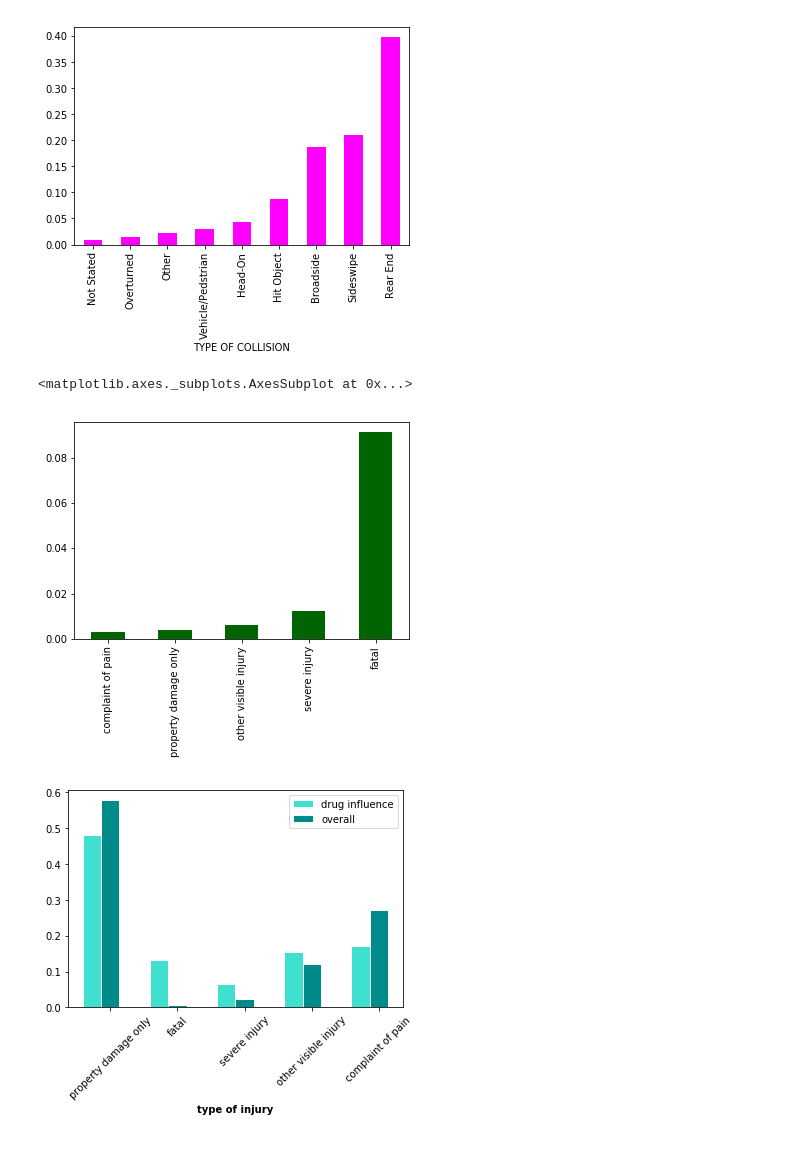
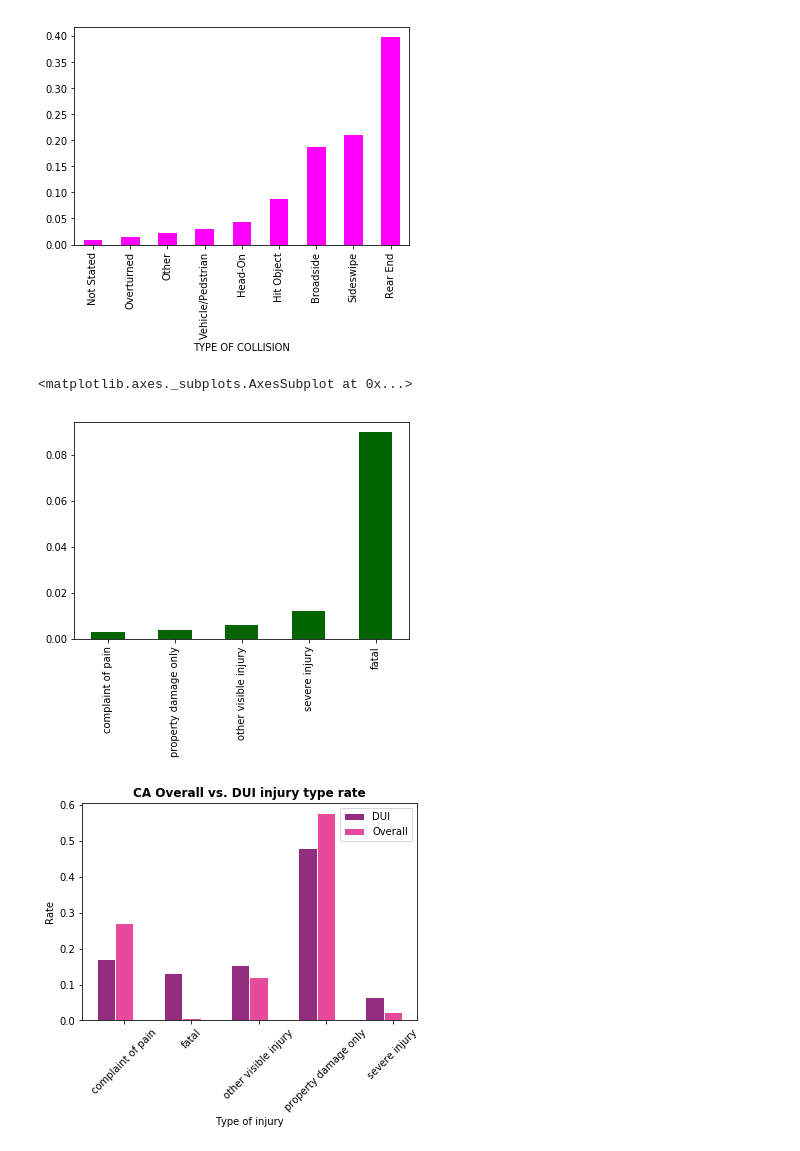
Before and after one commit to boh016/fair_policing, a Jupyter notebook: notebooks/SHAN_CA_COLLISION_EDA.ipynb, the cells around one changed output. Drawn from its saved outputs; the diff is of its cells as text; code cells hidden in the pictures.

```diff
--- a/notebooks/SHAN_CA_COLLISION_EDA.ipynb
+++ b/notebooks/SHAN_CA_COLLISION_EDA.ipynb
@@ -95,12 +97,12 @@ drug=new[new['PARTY_DRUG_PHYSICAL']=='E']
 drug.dropna(subset=['COLLISION_TIME','COLLISION_DATE'],inplace=True)
 drug.COLLISION_DATE=drug.COLLISION_DATE.astype(int).astype(str)
 
-drug.COLLISION_TIME=drug.COLLISION_TIME.apply(lambda x:str(int(x)).zfill(4)[0:2]+':00')
-drug=drug[drug['COLLISION_TIME']<'24:00']
-drug.COLLISION_TIME=drug.COLLISION_TIME.apply(lambda x:datetime.strptime(x,'%H:%M'))
+drug.COLLISION_TIME=drug.COLLISION_TIME.apply(lambda x:str(int(x)).zfill(4)[0:2])
+#drug=drug[drug['COLLISION_TIME']<'24:00']
+#drug.COLLISION_TIME=drug.COLLISION_TIME.apply(lambda x:datetime.strptime(x,'%H:%M'))
 
 #drug.COLLISION_TIME=drug.COLLISION_TIME.map({'00':'12AM','01':'1AM','02':'2AM','03':'3AM','04':'4AM','05':'5AM','06':'6AM','07':'7AM','08':'8AM','09':'9AM','10':'10AM','11':'11AM','12':'12PM','13':'1PM','14':'2PM','15':'3PM','16':'4PM','17':'5PM','18':'6PM','19':'7PM','20':'8PM','21':'9PM','22':'10PM','23':'11PM'})
-drug['COLLISION_TIME']=drug.COLLISION_TIME.dt.time
+#drug['COLLISION_TIME']=drug.COLLISION_TIME.dt.time
 # %%
 heat=drug[['COLLISION_TIME','DAY_OF_WEEK','CASE_ID']]
 heat.DAY_OF_WEEK=heat.DAY_OF_WEEK.map({1:'Mon',2:'Tue',3:'Wed',4:'Thu',5:'Fri',6:'Sat',7:'Sun'})
@@ -185,33 +198,37 @@ sev.index=['property damage only','fatal','severe injury','other visible injury'
 sev.sort_values().plot(kind='bar', color='darkgreen')
 # %% [output]
 <matplotlib.axes._subplots.AxesSubplot at 0x...>
-[figure, old version]
+[figure, new version]
 # %%
+new['COLLISION_SEVERITY']=new['COLLISION_SEVERITY'].map({0:'property damage only',1:'fatal',2:'severe injury',3:'other visible injury',4:'complaint of pain'})
+drug['COLLISION_SEVERITY']=drug['COLLISION_SEVERITY'].map({0:'property damage only',1:'fatal',2:'severe injury',3:'other visible injury',4:'complaint of pain'})
 sev2=new.groupby(['COLLISION_SEVERITY'])['CASE_ID'].count()/len(new)
-sev2.index=['property damage only','fatal','severe injury','other visible injury','complaint of pain']
+#sev2.index=['property damage only','fatal','severe injury','other visible injury','complaint of pain']
 sev3=drug.groupby(['COLLISION_SEVERITY'])['CASE_ID'].count()/len(drug)
-sev3.index=['property damage only','fatal','severe injury','other visible injury','complaint of pain']
+#sev3.index=['property damage only','fatal','severe injury','other visible injury','complaint of pain']
 barWidth = 0.27
 
 # set height of bar
 bars0 = sev3
 bars1 = sev2
 
 
 # Set position of bar on X axis
 r1 = np.arange(len(bars1))
 r2 = [x + barWidth for x in r1]
 
 # Make the plot
-plt.bar(r1, bars0, color='turquoise', width=barWidth, edgecolor='white', label='drug influence')
-plt.bar(r2, bars1, color='darkcyan', width=barWidth, edgecolor='white', label='overall')
+plt.bar(r1, bars0, color='#942c80', width=barWidth, edgecolor='white', label='DUI')
+plt.bar(r2, bars1, color='#e84a9b', width=barWidth, edgecolor='white', label='Overall')
 
 # Add xticks on the middle of the group bars
-plt.xlabel('type of injury', fontweight='bold')
+plt.xlabel('Type of injury')
+plt.ylabel('Rate')
+plt.title('CA Overall vs. DUI injury type rate',fontweight='bold')
 plt.xticks([r + barWidth for r in range(len(bars1))],bars0.index.tolist())
 plt.xticks(rotation=45)
 # Create legend & Show graphic
 plt.legend()
 plt.show()
 # %% [output]
-[figure, old version]
+[figure, new version]
```
Also changed, not shown: parts of 8 cells of this notebook, 1 other file.
